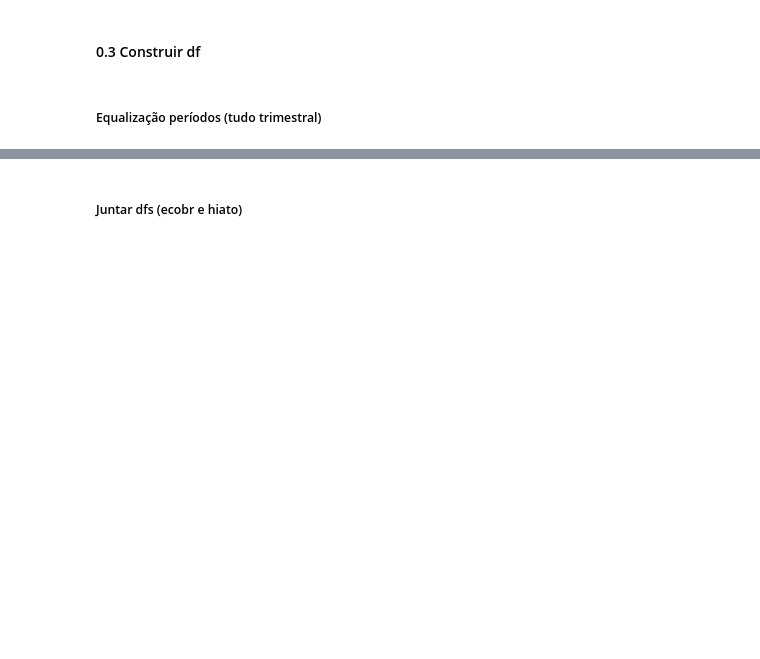
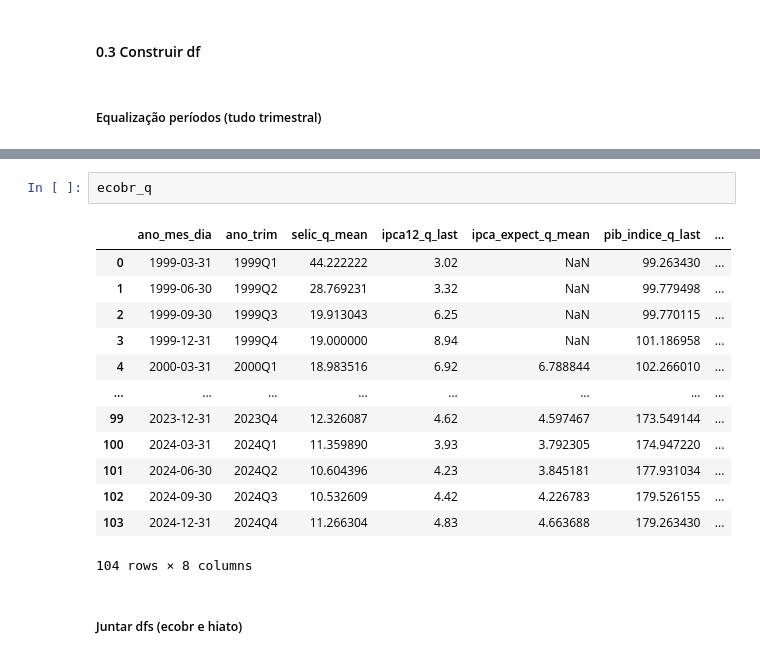
Before and after one commit to fernandovieira1/brazil-taylor-determinacy, a Jupyter notebook: scripts/modelos_secao_6.ipynb, the cells around one changed output, grey strips where cells are left out. Cells and saved outputs as stored; diff of their text form; blank space fills up the shorter version.

```diff
--- a/scripts/modelos_secao_6.ipynb
+++ b/scripts/modelos_secao_6.ipynb
@@ -165,2 +313,18 @@ hiato.describe()
+# %%
+ecobr_q
+# %% [output]
+|  | ano_mes_dia | ano_trim | selic_q_mean | ipca12_q_last | ipca_expect_q_mean | pib_indice_q_last | ... |
+| 0 | 1999-03-31 | 1999Q1 | 44.222222 | 3.02 | NaN | 99.263430 | ... |
+| 1 | 1999-06-30 | 1999Q2 | 28.769231 | 3.32 | NaN | 99.779498 | ... |
+| 2 | 1999-09-30 | 1999Q3 | 19.913043 | 6.25 | NaN | 99.770115 | ... |
+| 3 | 1999-12-31 | 1999Q4 | 19.000000 | 8.94 | NaN | 101.186958 | ... |
+| 4 | 2000-03-31 | 2000Q1 | 18.983516 | 6.92 | 6.788844 | 102.266010 | ... |
+| ... | ... | ... | ... | ... | ... | ... | ... |
+| 99 | 2023-12-31 | 2023Q4 | 12.326087 | 4.62 | 4.597467 | 173.549144 | ... |
+| 100 | 2024-03-31 | 2024Q1 | 11.359890 | 3.93 | 3.792305 | 174.947220 | ... |
+| 101 | 2024-06-30 | 2024Q2 | 10.604396 | 4.23 | 3.845181 | 177.931034 | ... |
+| 102 | 2024-09-30 | 2024Q3 | 10.532609 | 4.42 | 4.226783 | 179.526155 | ... |
+| 103 | 2024-12-31 | 2024Q4 | 11.266304 | 4.83 | 4.663688 | 179.263430 | ... |
+104 rows × 8 columns
 # %% [markdown]
  ##### Juntar dfs (ecobr e hiato) #####
```
Also changed, not shown: parts of 10 cells of this notebook.
